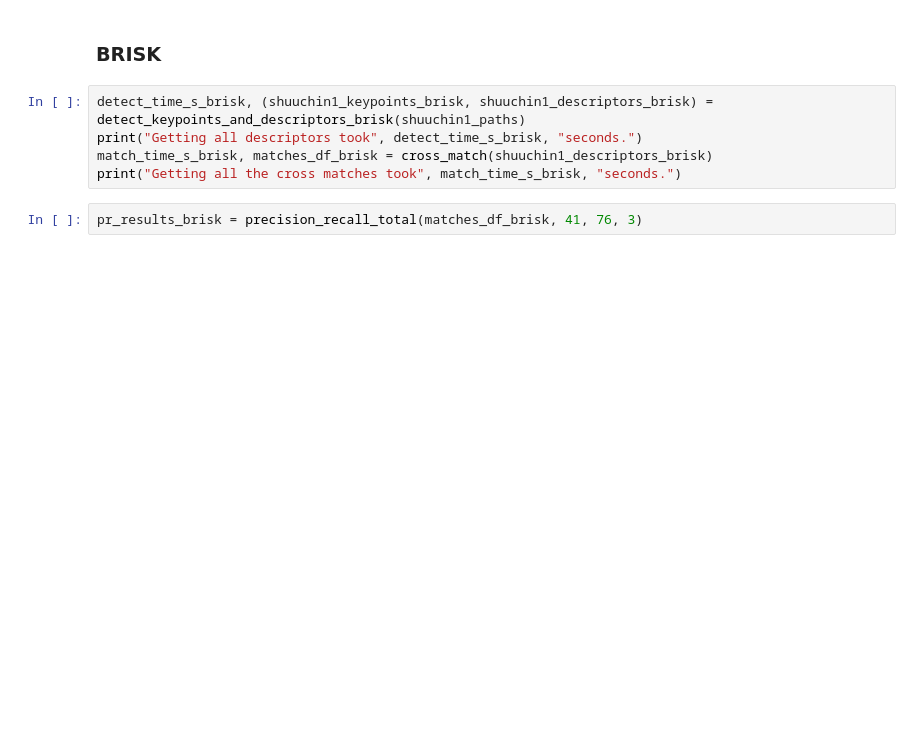
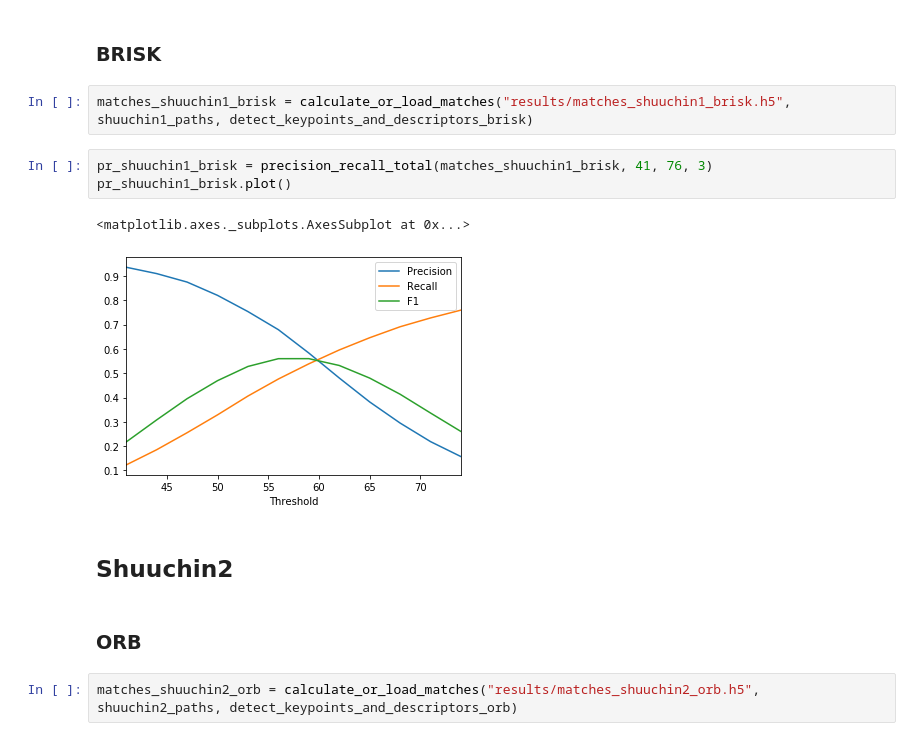
Before and after one commit to leyhline/bukan-collection, a Jupyter notebook: 12-feature-detection.ipynb, the cells around one changed output. Cells and saved outputs as stored; diff of their text form; blank space fills up the shorter version.

```diff
--- a/12-feature-detection.ipynb
+++ b/12-feature-detection.ipynb
@@ -50,9 +64,16 @@ pr_results_akaze0 = precision_recall_total(matches_df_akaze0, 26, 51, 3)
 # %% [markdown]
 ### BRISK
-# %%
-detect_time_s_brisk, (shuuchin1_keypoints_brisk, shuuchin1_descriptors_brisk) = detect_keypoints_and_descriptors_brisk(shuuchin1_paths)
-print("Getting all descriptors took", detect_time_s_brisk, "seconds.")
-match_time_s_brisk, matches_df_brisk = cross_match(shuuchin1_descriptors_brisk)
-print("Getting all the cross matches took", match_time_s_brisk, "seconds.")
+# %%
+matches_shuuchin1_brisk = calculate_or_load_matches("results/matches_shuuchin1_brisk.h5", shuuchin1_paths, detect_keypoints_and_descriptors_brisk)
 # %%
-pr_results_brisk = precision_recall_total(matches_df_brisk, 41, 76, 3)
+pr_shuuchin1_brisk = precision_recall_total(matches_shuuchin1_brisk, 41, 76, 3)
+pr_shuuchin1_brisk.plot()
+# %% [output]
+<matplotlib.axes._subplots.AxesSubplot at 0x...>
+[figure, added]
+# %% [markdown]
+## Shuuchin2
+# %% [markdown]
+### ORB
+# %%
+matches_shuuchin2_orb = calculate_or_load_matches("results/matches_shuuchin2_orb.h5", shuuchin2_paths, detect_keypoints_and_descriptors_orb)
```
Also changed, not shown: parts of 49 cells of this notebook, 1 other file.
